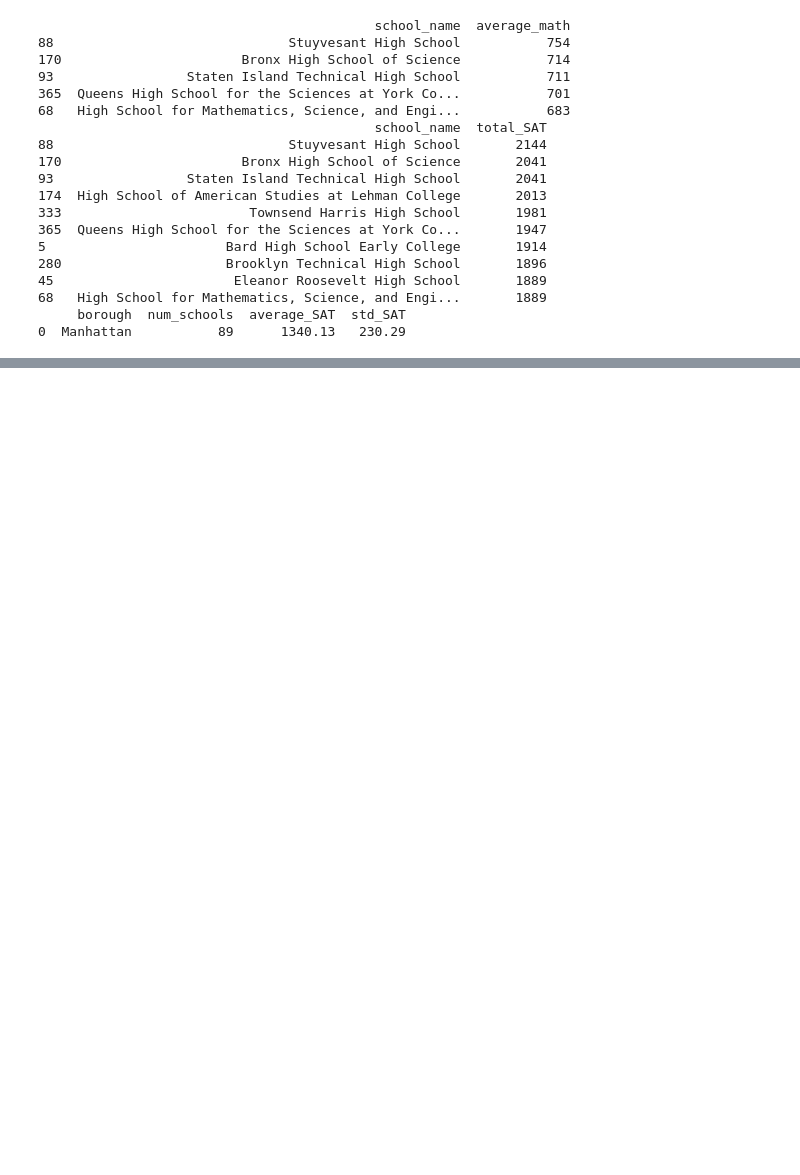
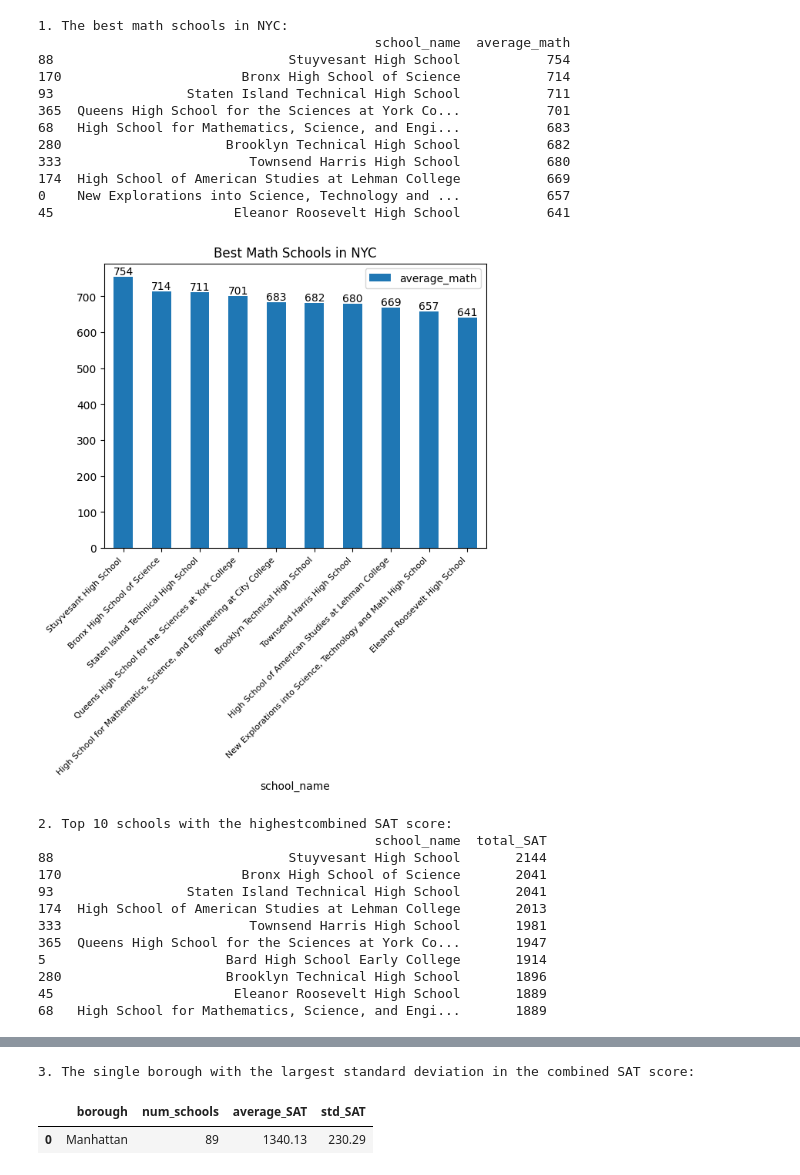
Before and after one commit to Whizrauf/Project-Exploring-NYC-Public-School-Test-Result-Scores, a Jupyter notebook: notebook.ipynb, the cells around one changed output, grey strips where cells are left out. Drawn from its saved outputs; the diff is of its cells as text; code cells hidden in the pictures; blank space fills up the shorter version.

Commit message:
This code investigates the performance of New York Schools

```diff
--- a/notebook.ipynb
+++ b/notebook.ipynb
@@ -14,6 +14,8 @@ You have been tasked with answering three key questions about New York City (NYC
 # %%
 # Re-run this cell
 import pandas as pd
+import matplotlib.pyplot as plt
+
 
 # Read in the data
 schools = pd.read_csv("schools.csv")
@@ -29,7 +31,21 @@ schools["math_percentage"] = round((schools["average_math"]/800)*100)
 best_math_schools = schools[schools["math_percentage"] >= 80][["school_name", "average_math"]].sort_values(by="average_math", ascending=False)
 
 #Solution_1
-print(best_math_schools.head())
+print("1. The best math schools in NYC:")
+print(best_math_schools)
+
+#Visualising Solution_1
+Fig_1 = best_math_schools.plot(kind = "bar",x = "school_name", y = "average_math", title = "Best Math Schools in NYC", )
+
+
+# Rotating and resizing x-axis labels
+Fig_1.set_xticklabels(Fig_1.get_xticklabels(), rotation=45, ha='right', fontsize=8)
+
+# Adding data labels to the bars
+for p in Fig_1.patches:
+    Fig_1.annotate(f'{int(p.get_height())}', (p.get_x() + p.get_width() / 2., p.get_height()), ha='center', va='center', xytext=(0, 5), textcoords='offset points')
+
+plt.show()
 
 #Question_2 What are the top 10 performing schools based on the combined SAT scores?
 # Creating a new column called total_SAT
@@ -38,7 +54,20 @@ schools["total_SAT"] = (schools["average_math"] + schools["average_reading"] + s
 top_10_schools = schools.sort_values(by="total_SAT", ascending=False)[["school_name", "total_SAT"]].head(10)
 
 #Solution_2
+print("2. Top 10 schools with the highestcombined SAT score:")
 print(top_10_schools)
+
+#Visualising Solution_2
+Fig_2 = top_10_schools.plot(kind = "bar", x = "school_name", y = "total_SAT", title = "Top 10 Schools")
+
+# Rotating and resizing x-axis labels
+Fig_2.set_xticklabels(Fig_2.get_xticklabels(), rotation=45, ha='right', fontsize=8)
+
+# Adding data labels to the bars
+for p in Fig_2.patches:
+    Fig_2.annotate(f'{int(p.get_height())}', (p.get_x() + p.get_width() / 2., p.get_height()), ha='center', va='center', xytext=(0, 5), textcoords='offset points')
+
+plt.show()
 
 #Question_3 Which single borough has the largest standard deviation in the combined SAT score?
 #groupby borough and aggregate the standard deviation...pivot table would also work
@@ -47,44 +76,51 @@ largest_std_dev = borough_std_dev.head(1)
 
 
 # Calculate the standard deviation of combined SAT scores for each borough
 schools['borough_std_dev'] = schools.groupby("borough")["total_SAT"].transform('std')
 
 # Find the borough with the highest standard deviation
 largest_std_dev_borough = schools.loc[schools['borough_std_dev'].idxmax()]
 
 # Extracting relevant information for the largest standard deviation borough
 borough_name = largest_std_dev_borough['borough']
 num_schools = len(schools[schools['borough'] == borough_name])
 average_SAT = round(schools[schools['borough'] == borough_name]['total_SAT'].mean(), 2)
 std_SAT = round(schools[schools['borough'] == borough_name]['total_SAT'].std(), 2)
 
 # Create DataFrame with the extracted information
 largest_std_dev = pd.DataFrame({
     'borough': [borough_name],
     'num_schools': [num_schools],
     'average_SAT': [average_SAT],
     'std_SAT': [std_SAT]
 })
 
 #Solution_3
-print(largest_std_dev.head())
+print("3. The single borough with the largest standard deviation in the combined SAT score:")
+largest_std_dev.head()
 # %% [output]
+1. The best math schools in NYC:
                                            school_name  average_math
 88                              Stuyvesant High School           754
 170                       Bronx High School of Science           714
 93                 Staten Island Technical High School           711
 365  Queens High School for the Sciences at York Co...           701
 68   High School for Mathematics, Science, and Engi...           683
-                                           school_name  total_SAT
-88                              Stuyvesant High School       2144
-170                       Bronx High School of Science       2041
-93                 Staten Island Technical High School       2041
-174  High School of American Studies at Lehman College       2013
-333                        Townsend Harris High School       1981
-365  Queens High School for the Sciences at York Co...       1947
-5                       Bard High School Early College       1914
-280                     Brooklyn Technical High School       1896
-45                       Eleanor Roosevelt High School       1889
-68   High School for Mathematics, Science, and Engi...       1889
-     borough  num_schools  average_SAT  std_SAT
-0  Manhattan           89      1340.13   230.29
+280                     Brooklyn Technical High School           682
+333                        Townsend Harris High School           680
+174  High School of American Studies at Lehman College           669
+0    New Explorations into Science, Technology and ...           657
+45                       Eleanor Roosevelt High School           641
+[figure, added]
+2. Top 10 schools with the highestcombined SAT score:
+                                           school_name  total_SAT
+88                              Stuyvesant High School       2144
+170                       Bronx High School of Science       2041
+93                 Staten Island Technical High School       2041
+174  High School of American Studies at Lehman College       2013
+333                        Townsend Harris High School       1981
+365  Queens High School for the Sciences at York Co...       1947
+5                       Bard High School Early College       1914
+280                     Brooklyn Technical High School       1896
+45                       Eleanor Roosevelt High School       1889
+68   High School for Mathematics, Science, and Engi...       1889
@@ -90,0 +128,3 @@ print(largest_std_dev.head())
+3. The single borough with the largest standard deviation in the combined SAT score:
+|  | borough | num_schools | average_SAT | std_SAT |
+| 0 | Manhattan | 89 | 1340.13 | 230.29 |
```
Also changed, not shown: parts of 1 cell of this notebook.
